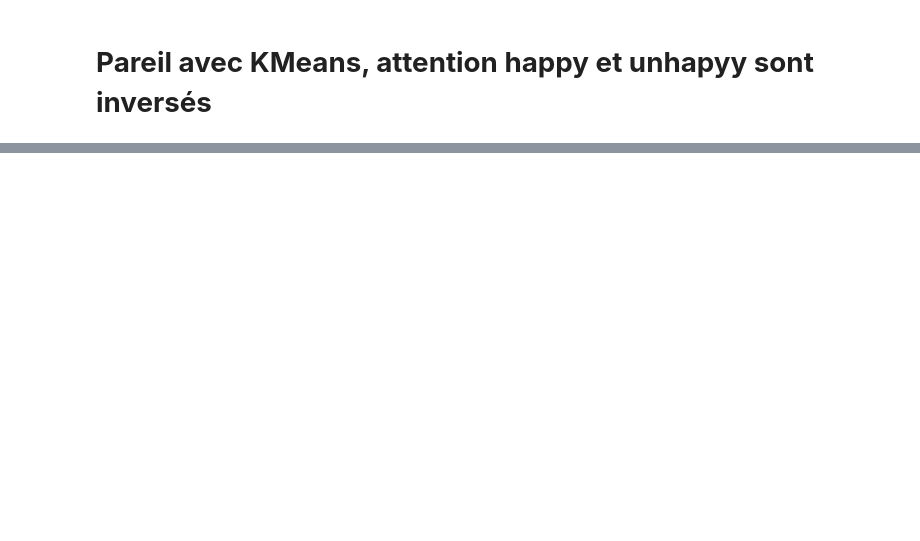
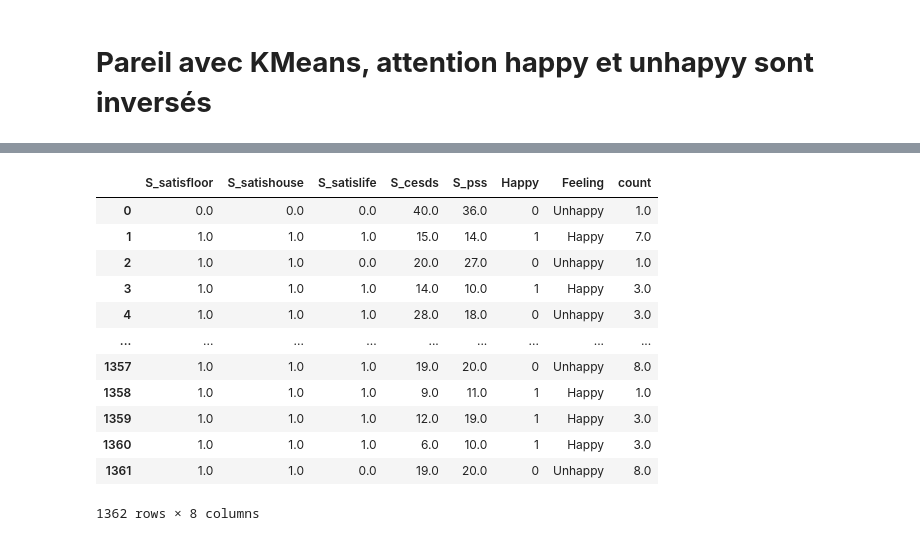
Before and after one commit to epfl-ada/ada-2020-project-milestone-p3-p3_mojo_team, a Jupyter notebook: clustering_happy.ipynb, the cells around one changed output, grey strips where cells are left out. Saved outputs shown, nothing was run; the diff lists cells and outputs as text; code cells hidden in the pictures; blank space fills up the shorter version.

Commit message:
Happy clustering complete

```diff
--- a/clustering_happy.ipynb
+++ b/clustering_happy.ipynb
@@ -330,0 +209,8 @@ mpld3.save_html(fig, filename, template_type='simple')
+# %%
+for i in happy_dataset.index:
+  if happy_dataset.loc[i, 'Happy'] == 0:
+    happy_dataset.loc[i, 'Feeling'] = 'Happy'
+  else:
+    happy_dataset.loc[i, 'Feeling'] = 'Unhappy'
+
+happy_dataset
@@ -330,0 +231,7 @@ mpld3.save_html(fig, filename, template_type='simple')
+# %%
+counts = Counter([(x, y) for x, y in zip(happy_dataset.S_pss.values, happy_dataset.S_cesds.values)])
+
+for i in range(len(happy_dataset)):
+  for key, value in counts.items():
+    if (happy_dataset.loc[i, 'S_pss'], happy_dataset.loc[i, 'S_cesds']) == key:
+      happy_dataset.loc[i, 'count'] = value
@@ -437,4 +323,4 @@ happy_dataset = data_treatment[['S_satisfloor', 'S_satishouse', 'S_satislife', '
 km = KMeans(n_clusters=2, random_state=47)
 clabels_km, cent_km = cluster(km, happy_dataset)
 happy_dataset['Happy'] = clabels_km
-happy_dataset['Happy'] = happy_dataset['Happy'].replace({0:1, 1:0})
+happy_dataset
@@ -485,0 +341,29 @@ mpld3.display()
+# %%
+for i in happy_dataset.index:
+  if happy_dataset.loc[i, 'Happy'] == 1:
+    happy_dataset.loc[i, 'Feeling'] = 'Happy'
+  else:
+    happy_dataset.loc[i, 'Feeling'] = 'Unhappy'
+
+counts = Counter([(x, y) for x, y in zip(happy_dataset.S_pss.values, happy_dataset.S_cesds.values)])
+
+for i in range(len(happy_dataset)):
+  for key, value in counts.items():
+    if (happy_dataset.loc[i, 'S_pss'], happy_dataset.loc[i, 'S_cesds']) == key:
+      happy_dataset.loc[i, 'count'] = value
+
+happy_dataset
+# %% [output]
+|  | S_satisfloor | S_satishouse | S_satislife | S_cesds | S_pss | Happy | Feeling | count |
+| 0 | 0.0 | 0.0 | 0.0 | 40.0 | 36.0 | 0 | Unhappy | 1.0 |
+| 1 | 1.0 | 1.0 | 1.0 | 15.0 | 14.0 | 1 | Happy | 7.0 |
+| 2 | 1.0 | 1.0 | 0.0 | 20.0 | 27.0 | 0 | Unhappy | 1.0 |
+| 3 | 1.0 | 1.0 | 1.0 | 14.0 | 10.0 | 1 | Happy | 3.0 |
+| 4 | 1.0 | 1.0 | 1.0 | 28.0 | 18.0 | 0 | Unhappy | 3.0 |
+| ... | ... | ... | ... | ... | ... | ... | ... | ... |
+| 1357 | 1.0 | 1.0 | 1.0 | 19.0 | 20.0 | 0 | Unhappy | 8.0 |
+| 1358 | 1.0 | 1.0 | 1.0 | 9.0 | 11.0 | 1 | Happy | 1.0 |
+| 1359 | 1.0 | 1.0 | 1.0 | 12.0 | 19.0 | 1 | Happy | 3.0 |
+| 1360 | 1.0 | 1.0 | 1.0 | 6.0 | 10.0 | 1 | Happy | 3.0 |
+| 1361 | 1.0 | 1.0 | 0.0 | 19.0 | 20.0 | 0 | Unhappy | 8.0 |
+1362 rows × 8 columns
```
Also changed, not shown: parts of 42 cells of this notebook.
